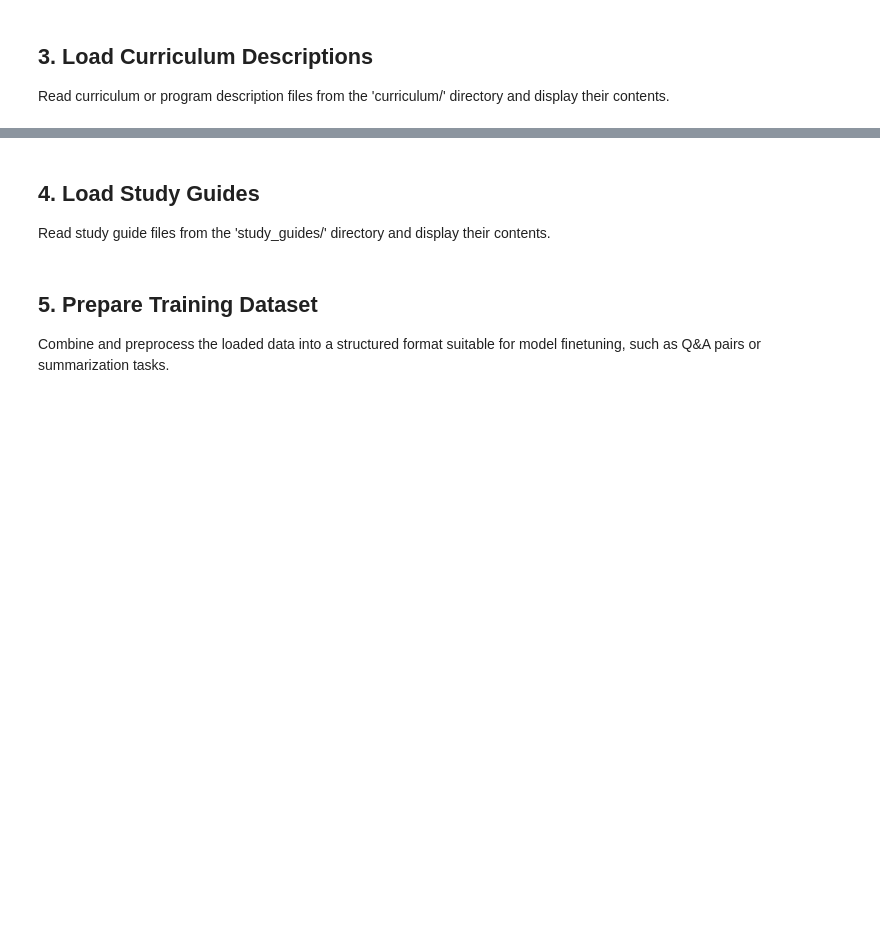
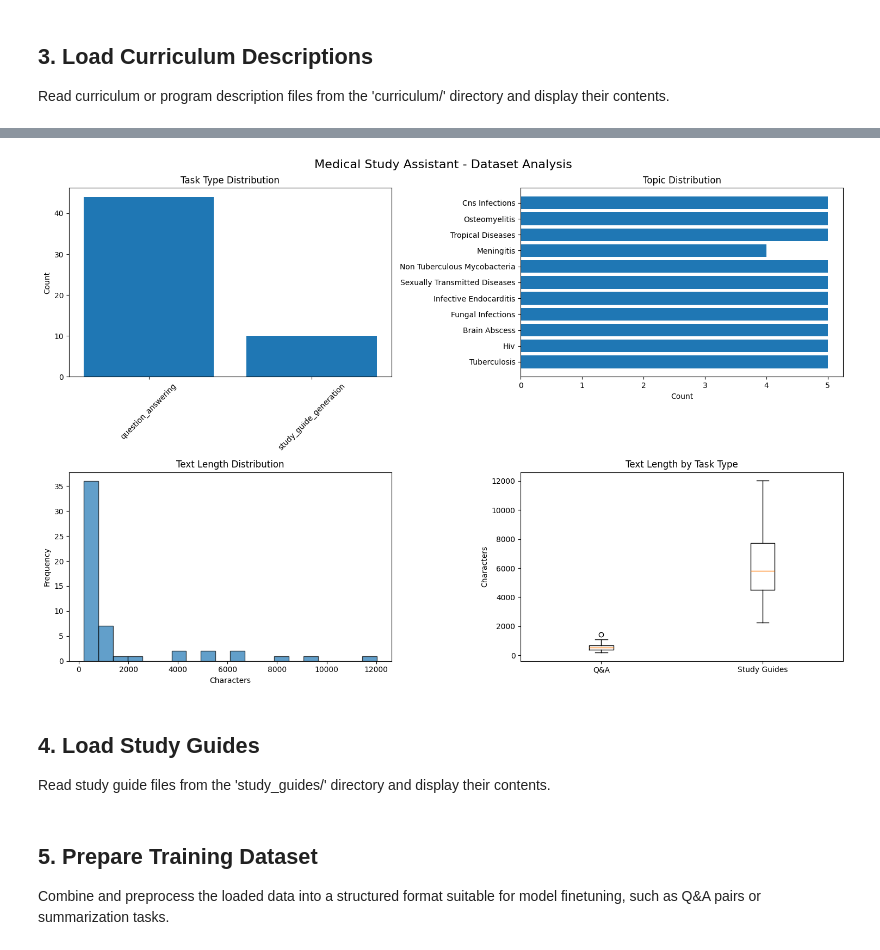
Before and after one commit to 3manu31/mymedassist, a Jupyter notebook: finetune_data_preparation.ipynb, the cells around one changed output, grey strips where cells are left out. Drawn from its saved outputs; the diff is of its cells as text; code cells hidden in the pictures; blank space fills up the shorter version.

Commit message:
Finalize dataset, quality validation, and Kaggle notebook for first training run

```diff
--- a/finetune_data_preparation.ipynb
+++ b/finetune_data_preparation.ipynb
@@ -14,12 +63,3 @@ from pathlib import Path
 # %% [markdown]
 ## 2. Load and Preview Lecture Transcripts
 Read sample lecture transcript files from the 'lectures/' directory and display their contents.
-# %%
-# List and preview lecture transcript files
-lecture_dir = Path('lectures')
-lecture_files = list(lecture_dir.glob('*.txt'))
-
-for file in lecture_files:
-    print(f"\n--- {file.name} ---\n")
-    with open(file, 'r', encoding='utf-8') as f:
-        print(f.read()[:1000])  # Preview first 1000 characters
@@ -27,6 +128,12 @@ for file in lecture_files:
 ## 3. Load Curriculum Descriptions
 Read curriculum or program description files from the 'curriculum/' directory and display their contents.
 # %%
+from collections import Counter
+import numpy as np
+import pandas as pd
+import matplotlib.pyplot as plt
+from pathlib import Path
+
 # List and preview curriculum files
 curriculum_dir = Path('curriculum')
 curriculum_files = list(curriculum_dir.glob('*'))
@@ -35,3 +142,81 @@ for file in curriculum_files:
     print(f"\n--- {file.name} ---\n")
     with open(file, 'r', encoding='utf-8', errors='ignore') as f:
         print(f.read()[:1000])  # Preview first 1000 characters
+
+# Analyze dataset distribution
+def analyze_dataset(data):
+    """Analyze dataset composition and statistics."""
+
+    # Task type distribution
+    task_types = [entry['task_type'] for entry in data]
+    task_counter = Counter(task_types)
+
+    # Topic distribution
+    topics = [entry['topic'] for entry in data]
+    topic_counter = Counter(topics)
+
+    # Text length analysis
+    text_lengths = [len(entry['output']) for entry in data]
+
+    return {
+        'task_types': task_counter,
+        'topics': topic_counter,
+        'text_lengths': text_lengths,
+        'total_entries': len(data)
+    }
+
+# Analyze the combined dataset
+analysis = analyze_dataset(all_data)
+
+print("📊 Dataset Analysis Results:")
+print("=" * 50)
+
+print("\n🎯 Task Type Distribution:")
+for task_type, count in analysis['task_types'].items():
+    print(f"  {task_type}: {count} entries")
+
+print(f"\n📖 Topic Distribution:")
+for topic, count in analysis['topics'].items():
+    print(f"  {topic}: {count} entries")
+
+print(f"\n📏 Text Length Statistics:")
+lengths = analysis['text_lengths']
+print(f"  Average length: {np.mean(lengths):.0f} characters")
+print(f"  Median length: {np.median(lengths):.0f} characters")
+print(f"  Min length: {min(lengths)} characters")
+print(f"  Max length: {max(lengths)} characters")
+
+# Create visualizations
+fig, axes = plt.subplots(2, 2, figsize=(15, 10))
+fig.suptitle('Medical Study Assistant - Dataset Analysis', fontsize=16)
+
+# Task type distribution
+axes[0, 0].bar(analysis['task_types'].keys(), analysis['task_types'].values())
+axes[0, 0].set_title('Task Type Distribution')
+axes[0, 0].set_ylabel('Count')
+axes[0, 0].tick_params(axis='x', rotation=45)
+
+# Topic distribution
+topics_df = pd.DataFrame(list(analysis['topics'].items()), columns=['Topic', 'Count'])
+topics_df['Topic'] = topics_df['Topic'].str.replace('_', ' ').str.title()
+axes[0, 1].barh(topics_df['Topic'], topics_df['Count'])
+axes[0, 1].set_title('Topic Distribution')
+axes[0, 1].set_xlabel('Count')
+
+# Text length distribution
+axes[1, 0].hist(lengths, bins=20, alpha=0.7, edgecolor='black')
+axes[1, 0].set_title('Text Length Distribution')
+axes[1, 0].set_xlabel('Characters')
+axes[1, 0].set_ylabel('Frequency')
+
+# Text length by task type
+qa_lengths = [len(entry['output']) for entry in qa_data]
+study_lengths = [len(entry['output']) for entry in study_data]
+
+axes[1, 1].boxplot([qa_lengths, study_lengths], labels=['Q&A', 'Study Guides'])
+axes[1, 1].set_title('Text Length by Task Type')
+axes[1, 1].set_ylabel('Characters')
+
+plt.tight_layout()
+plt.show()
+# %% [output]
@@ -38,3 +240,4 @@ for file in curriculum_files:
+[figure, added]
 # %% [markdown]
 ## 4. Load Study Guides
 Read study guide files from the 'study_guides/' directory and display their contents.
```
Also changed, not shown: parts of 8 cells of this notebook, 35 other files.
